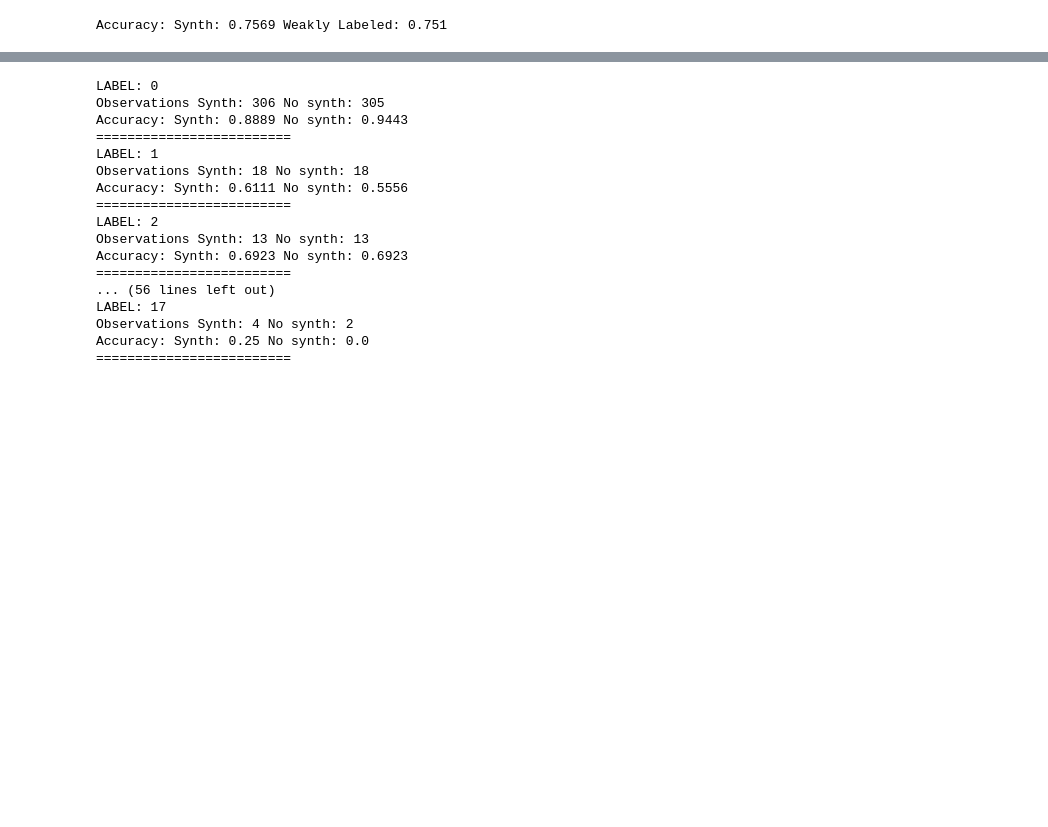
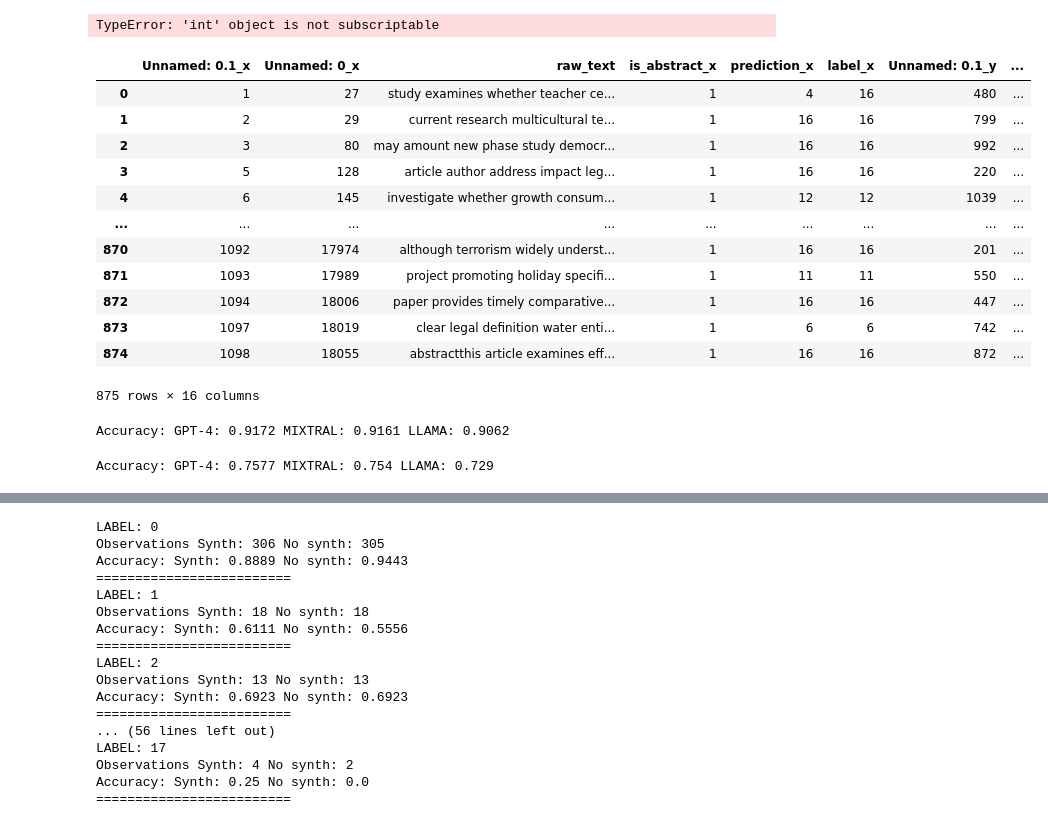
Before and after one commit to MaBlock7/NLPSharedTask, a Jupyter notebook: data_analysis.ipynb, the cells around one changed output, grey strips where cells are left out. Saved outputs shown, nothing was run; the diff lists cells and outputs as text; code cells hidden in the pictures; blank space fills up the shorter version.

```diff
--- a/data_analysis.ipynb
+++ b/data_analysis.ipynb
@@ -4,22 +4,48 @@ import ast
 from sklearn.metrics import confusion_matrix, ConfusionMatrixDisplay
 import matplotlib.pyplot as plt
 # %%
-df_synth = pd.read_csv('test_df_results.csv')
-df_weak = pd.read_csv('predictions_true_abstracts.csv')
-df_no_synth = pd.read_csv('test_df_no_synth_results.csv')
+df_gpt = pd.read_csv('predictions_gpt-4.csv')
+df_mixtral = pd.read_csv('predictions_mixtral.csv')
+df_llama = pd.read_csv('predictions_llama.csv')
 
-df_synth.loc[:, 'prediction'] = [ast.literal_eval(pred) for pred in df_synth.prediction]
-df_weak.loc[:, 'prediction'] = [ast.literal_eval(pred) for pred in df_weak.prediction]
-df_no_synth.loc[:, 'prediction'] = [ast.literal_eval(pred) for pred in df_no_synth.prediction]
+# df_gpt.loc[:, 'prediction'] = [ast.literal_eval(pred) for pred in df_gpt.prediction]
+# df_mixtral.loc[:, 'prediction'] = [ast.literal_eval(pred) for pred in df_mixtral.prediction]
+# df_llama.loc[:, 'prediction'] = [ast.literal_eval(pred) for pred in df_llama.prediction]
 # %%
 mapping = {f'LABEL_{i}': i for i in range(18)}
-df_synth.loc[:, 'prediction'] = [mapping[pred['label']] for pred in df_synth.prediction]
-df_weak.loc[:, 'prediction'] = [mapping[pred['label']] for pred in df_weak.prediction]
-df_no_synth.loc[:, 'prediction'] = [mapping[pred['label']] for pred in df_no_synth.prediction]
+df_gpt.loc[:, 'prediction'] = [mapping[pred['label']] for pred in df_gpt.prediction]
+df_mixtral.loc[:, 'prediction'] = [mapping[pred['label']] for pred in df_mixtral.prediction]
+df_llama.loc[:, 'prediction'] = [mapping[pred['label']] for pred in df_llama.prediction]
+# %% [output]
+TypeError: 'int' object is not subscriptable
-# %%
-print('Accuracy:',
-        f'Synth: {len(df_synth[(df_synth.is_abstract == 1) & (~df_synth.label.isin([0, 16])) & (df_synth.prediction == df_synth.label)]) / len(df_synth[(df_synth.is_abstract == 1) & (~df_synth.label.isin([0, 16]))]):.4}',
-        f'Weakly Labeled: {len(df_weak[(df_weak.is_abstract == 1) & (~df_weak.label.isin([0, 16])) & (df_weak.prediction == df_weak.label)]) / len(df_weak[(df_weak.is_abstract == 1) & (~df_weak.label.isin([0, 16]))]):.4}')
-# %% [output]
-Accuracy: Synth: 0.7569 Weakly Labeled: 0.751
+# %%
+df_gpt.merge(df_mixtral, on='raw_text', how='inner').merge(df_llama, on='raw_text', how='inner').
+# %% [output]
+|  | Unnamed: 0.1_x | Unnamed: 0_x | raw_text | is_abstract_x | prediction_x | label_x | Unnamed: 0.1_y | ... |
+| 0 | 1 | 27 | study examines whether teacher ce... | 1 | 4 | 16 | 480 | ... |
+| 1 | 2 | 29 | current research multicultural te... | 1 | 16 | 16 | 799 | ... |
+| 2 | 3 | 80 | may amount new phase study democr... | 1 | 16 | 16 | 992 | ... |
+| 3 | 5 | 128 | article author address impact leg... | 1 | 16 | 16 | 220 | ... |
+| 4 | 6 | 145 | investigate whether growth consum... | 1 | 12 | 12 | 1039 | ... |
+| ... | ... | ... | ... | ... | ... | ... | ... | ... |
+| 870 | 1092 | 17974 | although terrorism widely underst... | 1 | 16 | 16 | 201 | ... |
+| 871 | 1093 | 17989 | project promoting holiday specifi... | 1 | 11 | 11 | 550 | ... |
+| 872 | 1094 | 18006 | paper provides timely comparative... | 1 | 16 | 16 | 447 | ... |
+| 873 | 1097 | 18019 | clear legal definition water enti... | 1 | 6 | 6 | 742 | ... |
+| 874 | 1098 | 18055 | abstractthis article examines eff... | 1 | 16 | 16 | 872 | ... |
+875 rows × 16 columns
+# %%
+print('Accuracy:',
+        f'GPT-4: {len(df_gpt[(df_gpt.prediction == df_gpt.label)]) / len(df_gpt):.4}',
+        f'MIXTRAL: {len(df_mixtral[(df_mixtral.prediction == df_mixtral.label)]) / len(df_mixtral):.4}',
+        f'LLAMA: {len(df_llama[(df_llama.prediction == df_llama.label)]) / len(df_llama):.4}')
+# %% [output]
+Accuracy: GPT-4: 0.9172 MIXTRAL: 0.9161 LLAMA: 0.9062
+# %%
+print('Accuracy:',
+        f'GPT-4: {len(df_gpt[(df_gpt.prediction == df_gpt.label) & (~df_gpt.label.isin([0, 16]))]) / len(df_gpt[~df_gpt.label.isin([0, 16])]):.4}',
+        f'MIXTRAL: {len(df_mixtral[(df_mixtral.prediction == df_mixtral.label) & (~df_mixtral.label.isin([0, 16]))]) / len(df_mixtral[~df_mixtral.label.isin([0, 16])]):.4}',
+        f'LLAMA: {len(df_llama[(df_llama.prediction == df_llama.label) & (~df_llama.label.isin([0, 16]))]) / len(df_llama[~df_llama.label.isin([0, 16])]):.4}')
+# %% [output]
+Accuracy: GPT-4: 0.7577 MIXTRAL: 0.754 LLAMA: 0.729
 # %%
```
Also changed, not shown: parts of 1 cell of this notebook, 9 other files.
